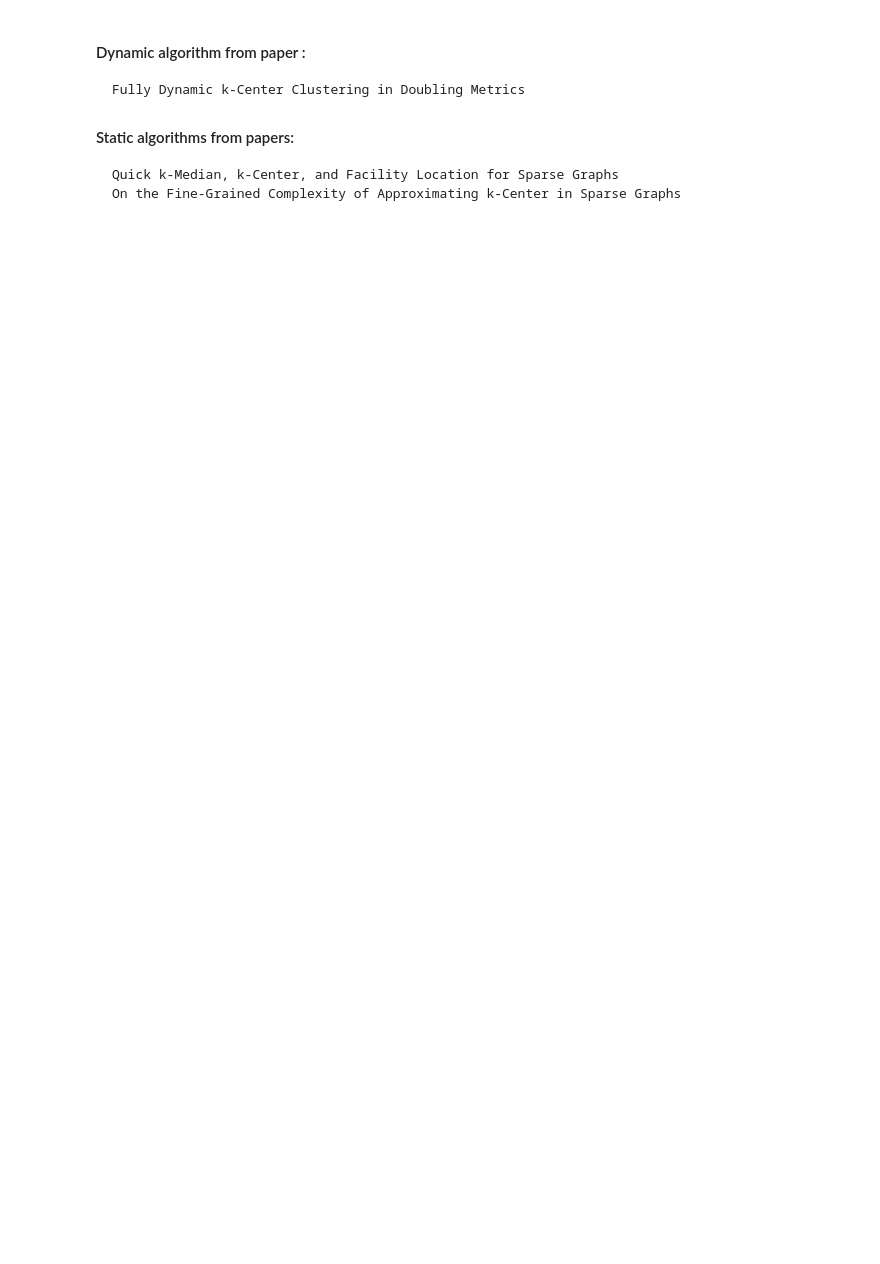
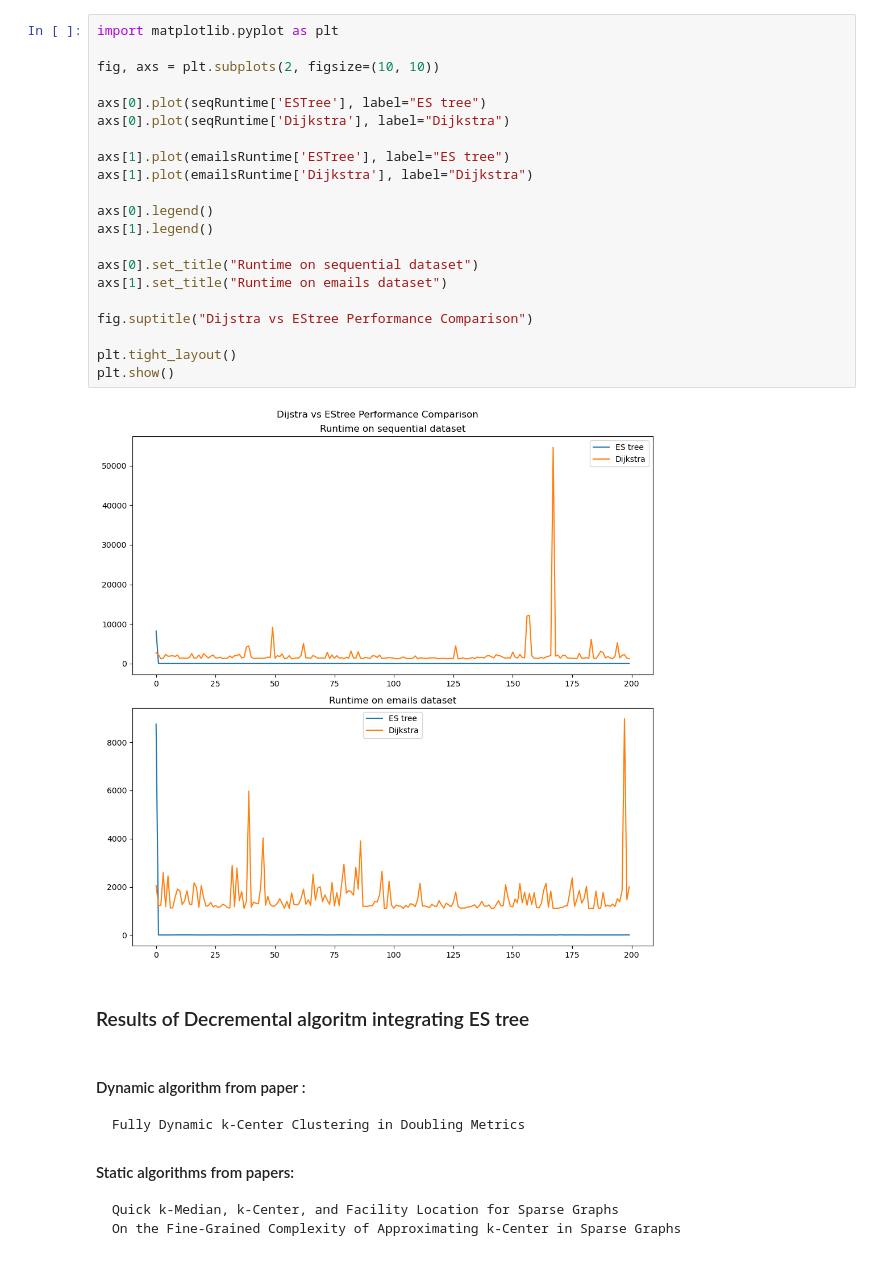
Before and after one commit to nina314/master-thesis, a Jupyter notebook: runtime_cost_analysis.ipynb, the cells around one changed output. Saved outputs shown, nothing was run; the diff lists cells and outputs as text; blank space fills up the shorter version.

```diff
--- a/runtime_cost_analysis.ipynb
+++ b/runtime_cost_analysis.ipynb
@@ -3,3 +46,28 @@
+# %%
+import matplotlib.pyplot as plt
+
+fig, axs = plt.subplots(2, figsize=(10, 10))
+
+axs[0].plot(seqRuntime['ESTree'], label="ES tree")
+axs[0].plot(seqRuntime['Dijkstra'], label="Dijkstra")
+
+axs[1].plot(emailsRuntime['ESTree'], label="ES tree")
+axs[1].plot(emailsRuntime['Dijkstra'], label="Dijkstra")
+
+axs[0].legend()
+axs[1].legend()
+
+axs[0].set_title("Runtime on sequential dataset")
+axs[1].set_title("Runtime on emails dataset")
+
+fig.suptitle("Dijstra vs EStree Performance Comparison")
+
+plt.tight_layout()
+plt.show()
+# %% [output]
+[figure, added]
+# %% [markdown]
+### Results of Decremental algoritm integrating ES tree
 # %% [markdown]
 #### Dynamic algorithm from paper :
     Fully Dynamic k-Center Clustering in Doubling Metrics
```
Also changed, not shown: parts of 9 cells of this notebook, 6 other files.
